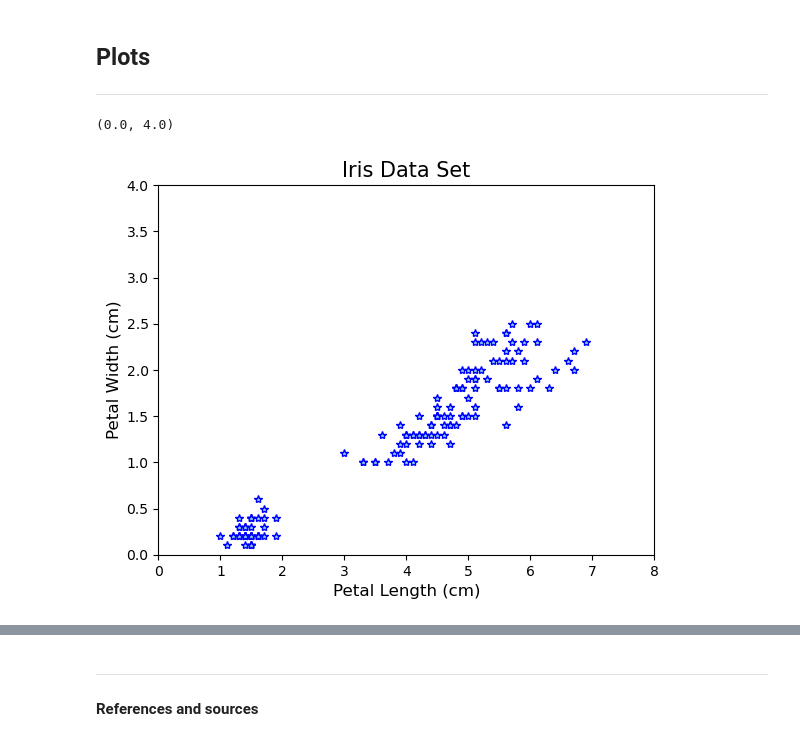
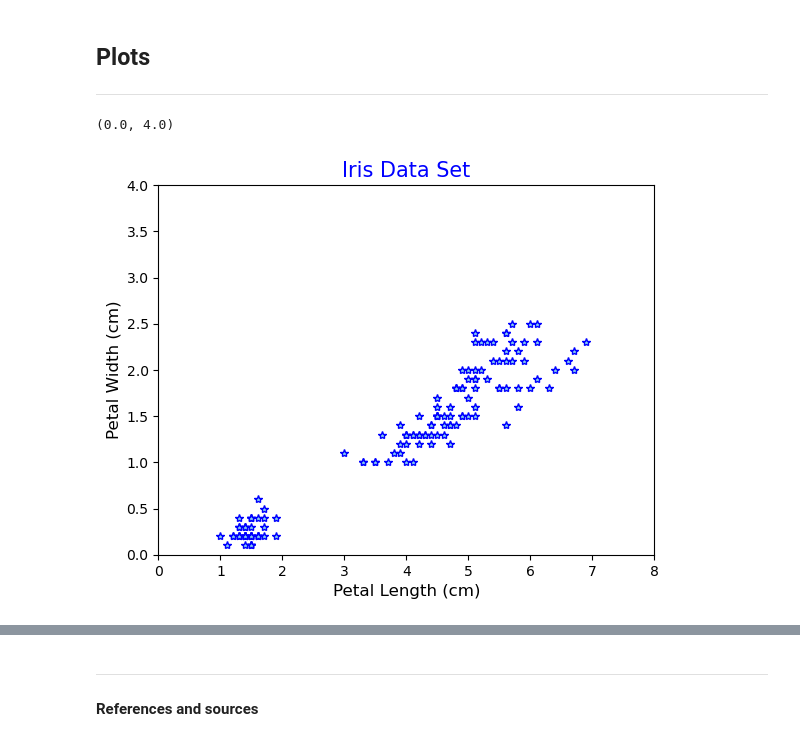
Before and after one commit to h2ohugol/Pands-myproject, a Jupyter notebook: iris.ipynb, the cells around one changed output, grey strips where cells are left out. Saved outputs shown, nothing was run; the diff lists cells and outputs as text; code cells hidden in the pictures.

```diff
--- a/iris.ipynb
+++ b/iris.ipynb
@@ -146,19 +146,19 @@ array([0.2, 0.2, 0.2, 0.2, 0.2, 0.4, 0.3, 0.2, 0.2, 0.1, 0.2, 0.2, 0.1,
 # %%
 # Basic plot.
 plt.plot(plen, pwidth, '*', color='skyblue', markeredgecolor='blue')
 
 # Axis labels.
 plt.xlabel('Petal Length (cm)', fontsize=12, color='black')
 plt.ylabel('Petal Width (cm)', fontsize=12, color='black')
 
 # Title.
-plt.title('Iris Data Set', fontsize=15, color='black')
+plt.title('Iris Data Set', fontsize=15, color='blue')
 
 # X limits.
 plt.xlim(0, 8)
 
 # Y limits.
 plt.ylim(0, 4)
 # %% [output]
 (0.0, 4.0)
-[figure, old version]
+[figure, new version]
```
Also changed, not shown: parts of 6 cells of this notebook.
